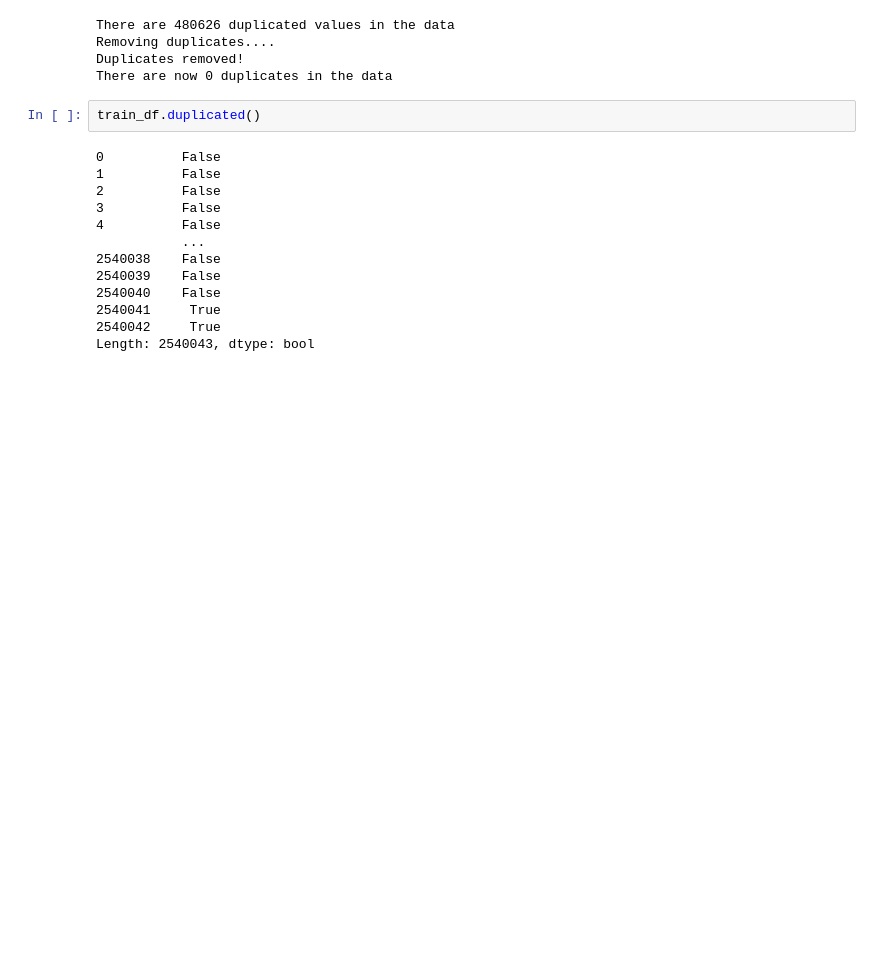
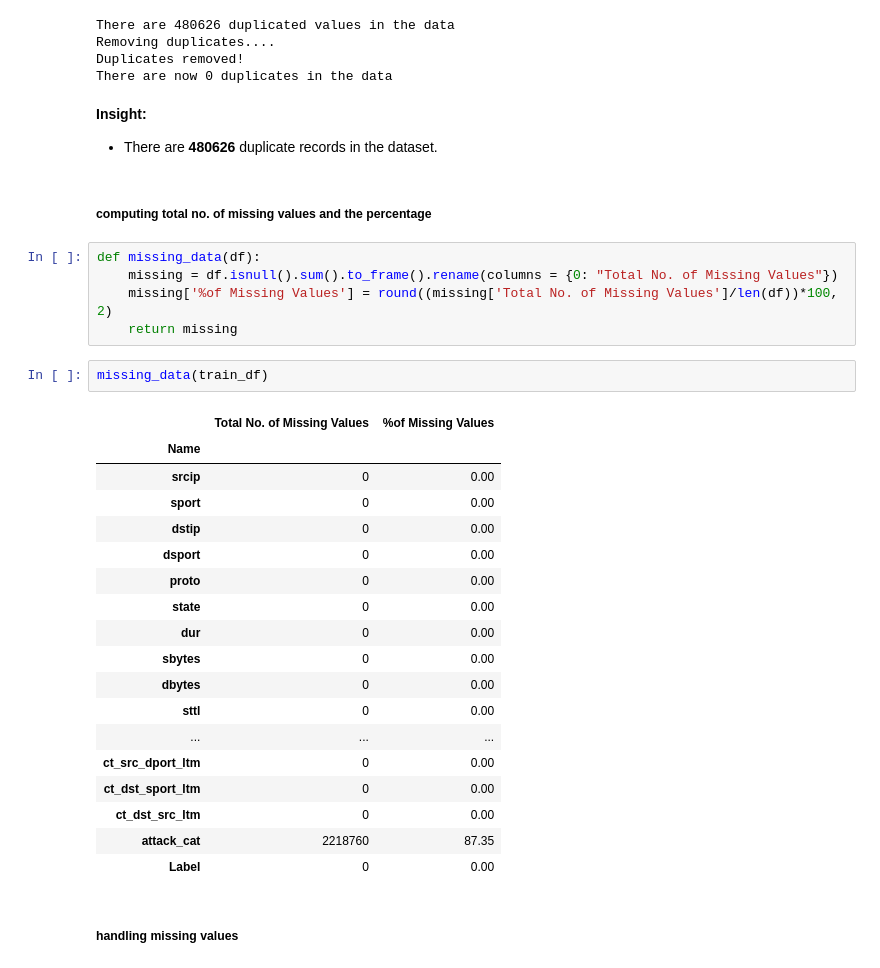
Before and after one commit to hassanmajaro/ml.projects, a Jupyter notebook: ml_threat_detection/cleaning.ipynb, the cells around one changed output. Drawn from its saved outputs; the diff is of its cells as text; blank space fills up the shorter version.

```diff
--- a/ml_threat_detection/cleaning.ipynb
+++ b/ml_threat_detection/cleaning.ipynb
@@ -226,18 +238,36 @@ There are 480626 duplicated values in the data
 Removing duplicates....
 Duplicates removed!
 There are now 0 duplicates in the data
-# %%
-train_df.duplicated()
-# %% [output]
-0          False
-1          False
-2          False
-3          False
-4          False
-           ...
-2540038    False
-2540039    False
-2540040    False
-2540041     True
-2540042     True
-Length: 2540043, dtype: bool
+# %% [markdown]
+**Insight:**
+-   There are **480626** duplicate records in the dataset.
+# %% [markdown]
+##### computing total no. of missing values and the percentage
+# %%
+def missing_data(df):
+    missing = df.isnull().sum().to_frame().rename(columns = {0: "Total No. of Missing Values"})
+    missing['%of Missing Values'] = round((missing['Total No. of Missing Values']/len(df))*100, 2)
+    return missing
+# %%
+missing_data(train_df)
+# %% [output]
+|  | Total No. of Missing Values | %of Missing Values |
+| Name |  |  |
+| srcip | 0 | 0.00 |
+| sport | 0 | 0.00 |
+| dstip | 0 | 0.00 |
+| dsport | 0 | 0.00 |
+| proto | 0 | 0.00 |
+| state | 0 | 0.00 |
+| dur | 0 | 0.00 |
+| sbytes | 0 | 0.00 |
+| dbytes | 0 | 0.00 |
+| sttl | 0 | 0.00 |
+| ... | ... | ... |
+| ct_src_dport_ltm | 0 | 0.00 |
+| ct_dst_sport_ltm | 0 | 0.00 |
+| ct_dst_src_ltm | 0 | 0.00 |
+| attack_cat | 2218760 | 87.35 |
+| Label | 0 | 0.00 |
+# %% [markdown]
+##### handling missing values
```
Also changed, not shown: parts of 38 cells of this notebook.
